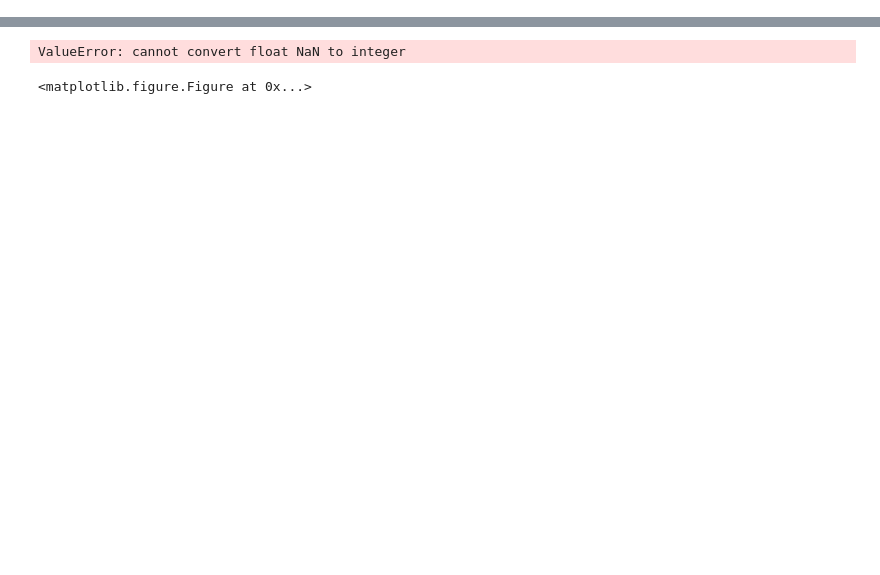
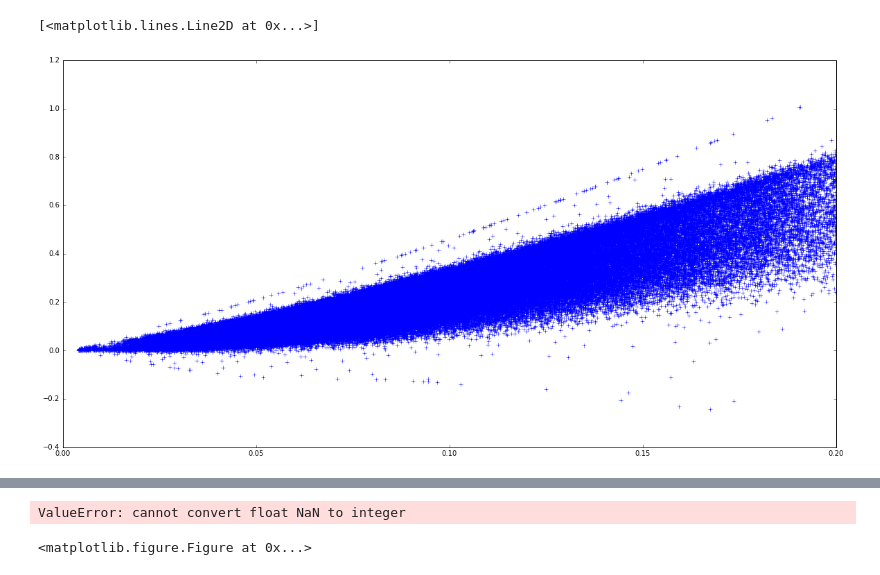
Before and after one commit to calumhrmurray/MPhysProject, a Jupyter notebook: analysis/colours_calibration/looking_at_kcorrections.ipynb, the cells around one changed output, grey strips where cells are left out. Cells and saved outputs as stored; diff of their text form; code cells hidden in the pictures; blank space fills up the shorter version.

```diff
--- a/analysis/colours_calibration/looking_at_kcorrections.ipynb
+++ b/analysis/colours_calibration/looking_at_kcorrections.ipynb
@@ -80,0 +118,6 @@ for row in rlim_galaxies:
+# %%
+plt.figure(figsize=(20,10))
+plt.plot([row[0] for row in kcorrections_redshifts],[row[1][1] for row in kcorrections_redshifts],'+')
+# %% [output]
+[<matplotlib.lines.Line2D at 0x...>]
+[figure, added]
```
Also changed, not shown: parts of 11 cells of this notebook, 3 other files.
